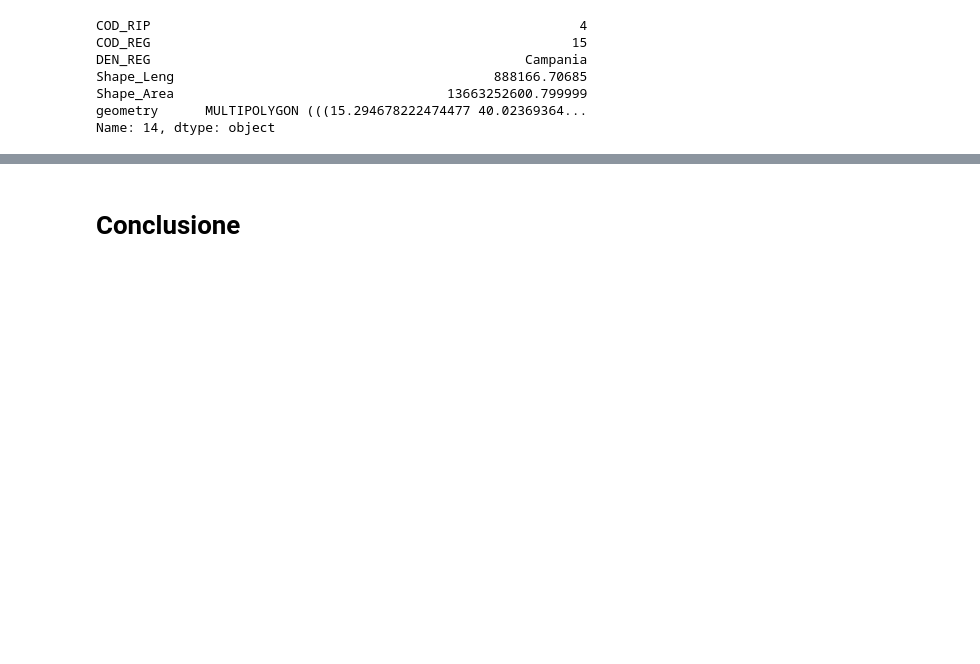
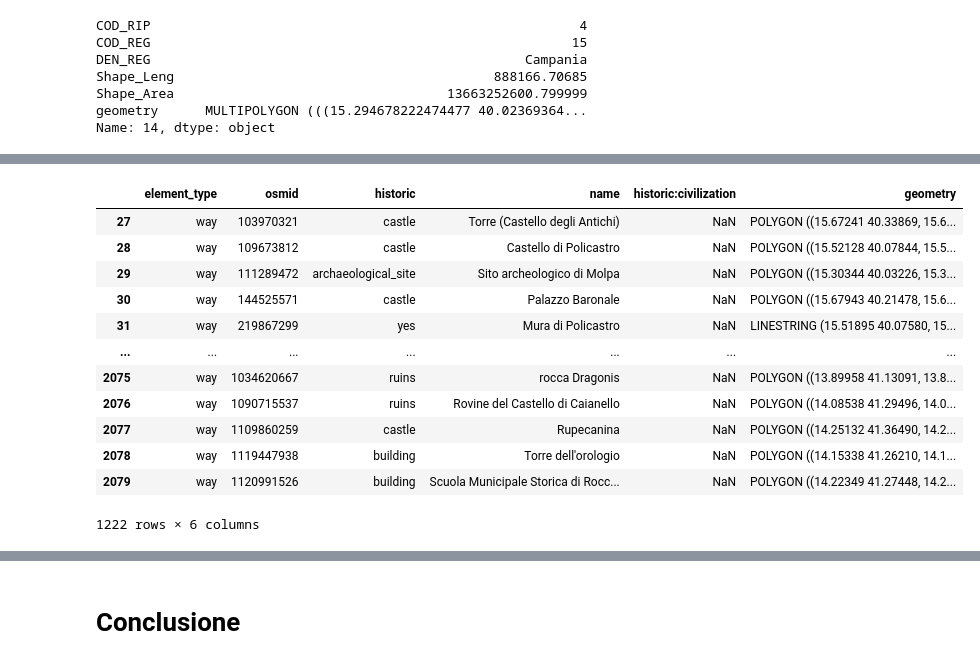
Before and after one commit to MaxDragonheart/PyGIS-Blog, a Jupyter notebook: notebooks/2023/08/21/template.ipynb, the cells around one changed output, grey strips where cells are left out. Saved outputs shown, nothing was run; the diff lists cells and outputs as text; code cells hidden in the pictures; blank space fills up the shorter version.

```diff
--- a/notebooks/2023/08/21/template.ipynb
+++ b/notebooks/2023/08/21/template.ipynb
@@ -325,0 +362,18 @@ campania_data
+# %%
+campania_polygons = campania_data[campania_data['element_type']=='way']
+
+campania_polygons
+# %% [output]
+|  | element_type | osmid | historic | name | historic:civilization | geometry |
+| 27 | way | 103970321 | castle | Torre (Castello degli Antichi) | NaN | POLYGON ((15.67241 40.33869, 15.6... |
+| 28 | way | 109673812 | castle | Castello di Policastro | NaN | POLYGON ((15.52128 40.07844, 15.5... |
+| 29 | way | 111289472 | archaeological_site | Sito archeologico di Molpa | NaN | POLYGON ((15.30344 40.03226, 15.3... |
+| 30 | way | 144525571 | castle | Palazzo Baronale | NaN | POLYGON ((15.67943 40.21478, 15.6... |
+| 31 | way | 219867299 | yes | Mura di Policastro | NaN | LINESTRING (15.51895 40.07580, 15... |
+| ... | ... | ... | ... | ... | ... | ... |
+| 2075 | way | 1034620667 | ruins | rocca Dragonis | NaN | POLYGON ((13.89958 41.13091, 13.8... |
+| 2076 | way | 1090715537 | ruins | Rovine del Castello di Caianello | NaN | POLYGON ((14.08538 41.29496, 14.0... |
+| 2077 | way | 1109860259 | castle | Rupecanina | NaN | POLYGON ((14.25132 41.36490, 14.2... |
+| 2078 | way | 1119447938 | building | Torre dell'orologio | NaN | POLYGON ((14.15338 41.26210, 14.1... |
+| 2079 | way | 1120991526 | building | Scuola Municipale Storica di Rocc... | NaN | POLYGON ((14.22349 41.27448, 14.2... |
+1222 rows × 6 columns
```
Also changed, not shown: parts of 4 cells of this notebook, 15 other files.
